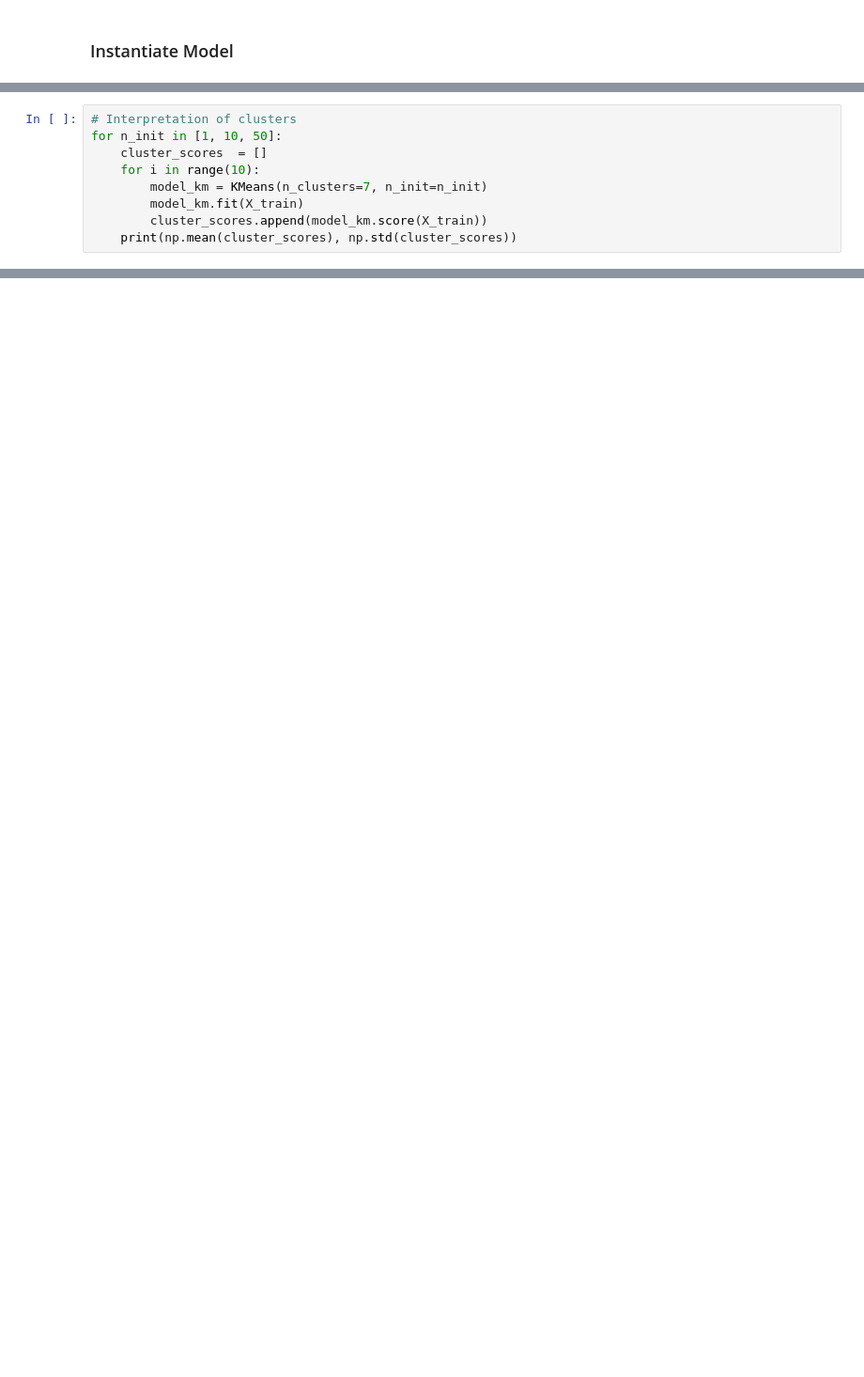
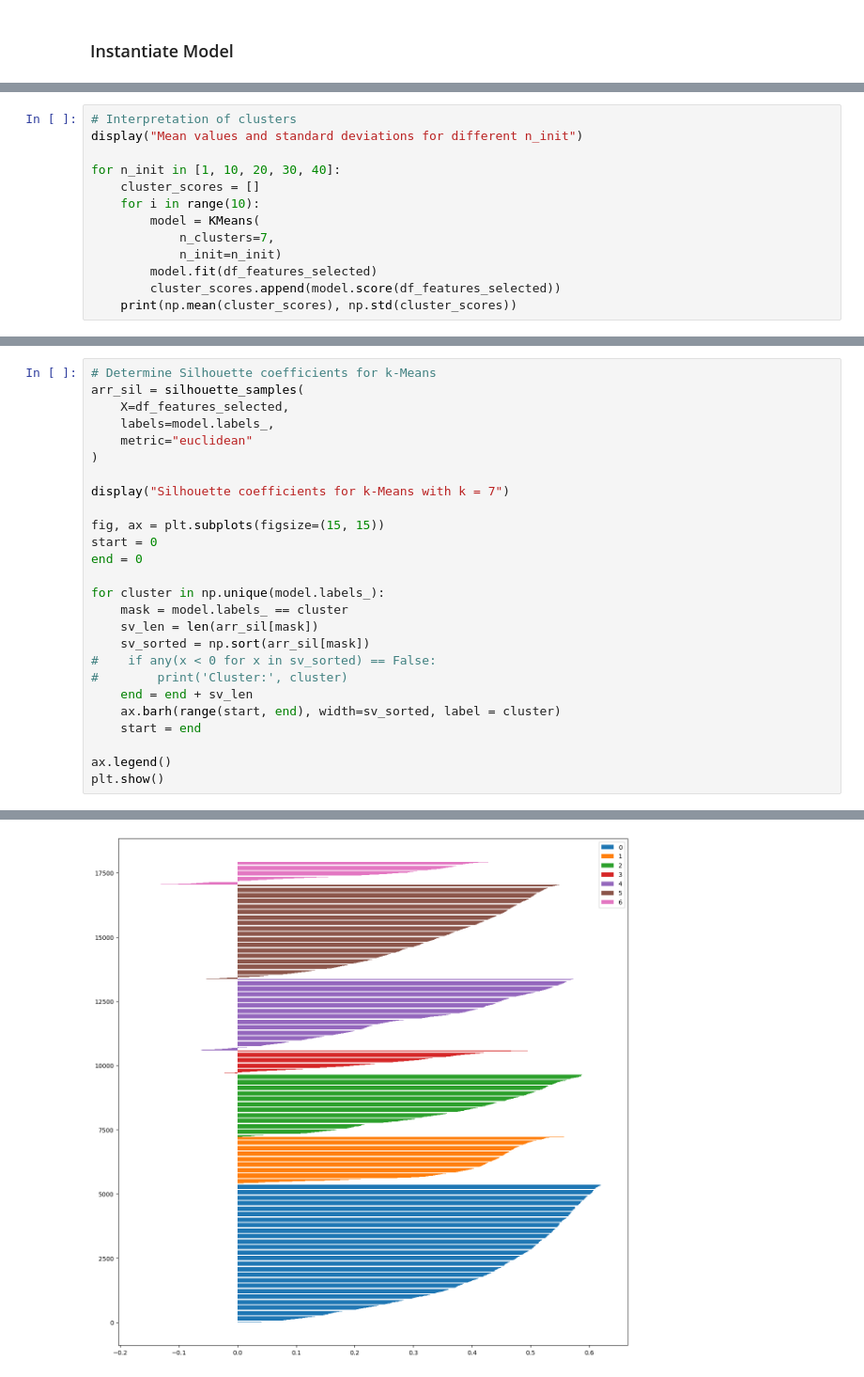
Before and after one commit to steffenkaewert/data_science, a Jupyter notebook: notebooks/03_modeling.ipynb, the cells around one changed output, grey strips where cells are left out. Shown at 94% size. Drawn from its saved outputs; the diff is of its cells as text; blank space fills up the shorter version.

```diff
--- a/notebooks/03_modeling.ipynb
+++ b/notebooks/03_modeling.ipynb
@@ -166,9 +184,13 @@ plt.show()
 # %%
 # Interpretation of clusters
-for n_init in [1, 10, 50]:
-    cluster_scores  = []
+display("Mean values and standard deviations for different n_init")
+
+for n_init in [1, 10, 20, 30, 40]:
+    cluster_scores = []
     for i in range(10):
-        model_km = KMeans(n_clusters=7, n_init=n_init)
-        model_km.fit(X_train)
-        cluster_scores.append(model_km.score(X_train))
+        model = KMeans(
+            n_clusters=7,
+            n_init=n_init)
+        model.fit(df_features_selected)
+        cluster_scores.append(model.score(df_features_selected))
     print(np.mean(cluster_scores), np.std(cluster_scores))
@@ -174,0 +215,27 @@ for n_init in [1, 10, 50]:
+# %%
+# Determine Silhouette coefficients for k-Means
+arr_sil = silhouette_samples(
+    X=df_features_selected,
+    labels=model.labels_,
+    metric="euclidean"
+)
+
+display("Silhouette coefficients for k-Means with k = 7")
+
+fig, ax = plt.subplots(figsize=(15, 15))
+start = 0
+end = 0
+
+for cluster in np.unique(model.labels_):
+    mask = model.labels_ == cluster
+    sv_len = len(arr_sil[mask])
+    sv_sorted = np.sort(arr_sil[mask])
+#    if any(x < 0 for x in sv_sorted) == False:
+#        print('Cluster:', cluster)
+    end = end + sv_len
+    ax.barh(range(start, end), width=sv_sorted, label = cluster)
+    start = end
+
+ax.legend()
+plt.show()
+# %% [output]
@@ -174,0 +243 @@ for n_init in [1, 10, 50]:
+[figure, added]
```
Also changed, not shown: parts of 43 cells of this notebook.
